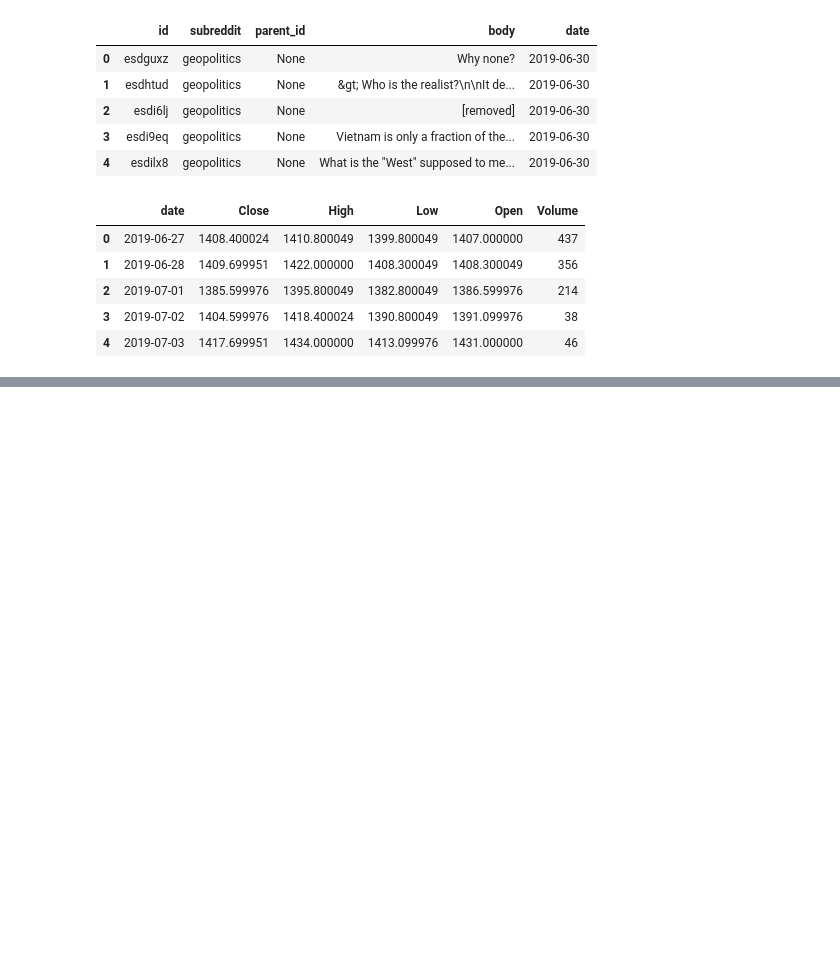
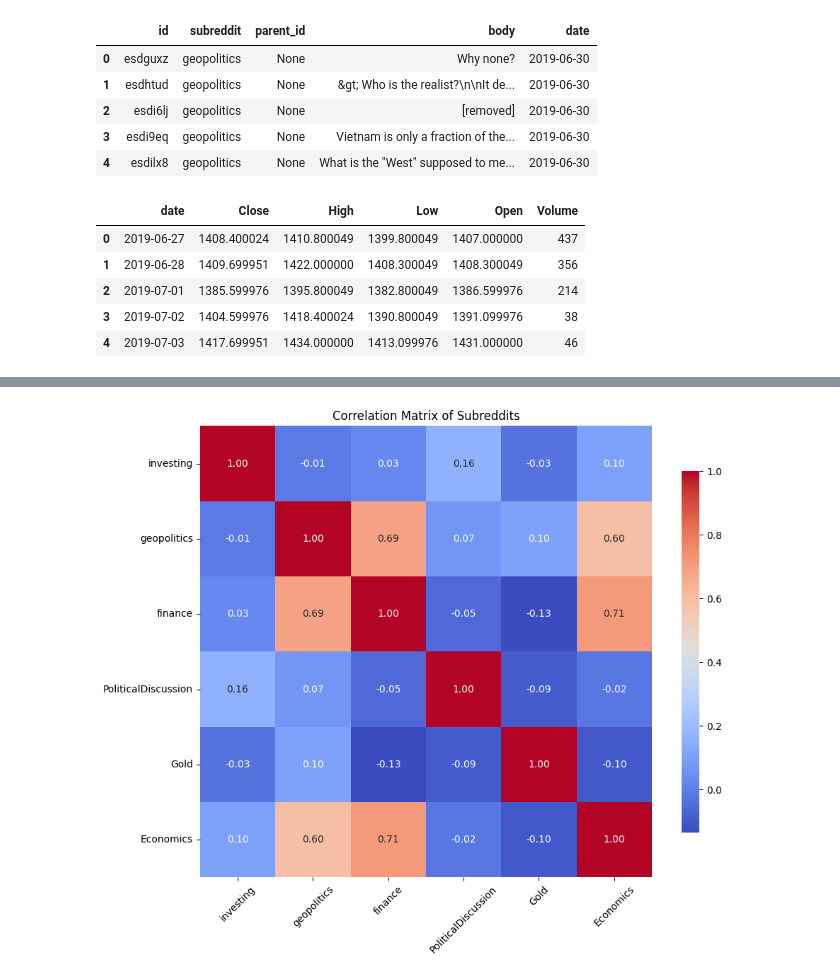
Before and after one commit to anshxl/golden-spikes, a Jupyter notebook: notebooks/eda.ipynb, the cells around one changed output, grey strips where cells are left out. Saved outputs shown, nothing was run; the diff lists cells and outputs as text; code cells hidden in the pictures; blank space fills up the shorter version.

```diff
--- a/notebooks/eda.ipynb
+++ b/notebooks/eda.ipynb
@@ -38,0 +242,17 @@ gold.head()
+# %%
+vol = pd.DataFrame({
+    sub: posts_df.loc[posts_df.subreddit==sub].groupby("date").size()
+    for sub in posts_df["subreddit"].unique()
+}).fillna(0)
+m = vol.corr()
+
+# Plotting the correlation matrix
+plt.figure(figsize=(10, 8))
+import seaborn as sns
+sns.heatmap(m, annot=True, fmt=".2f", cmap="coolwarm", square=True, cbar_kws={"shrink": .8})
+plt.title("Correlation Matrix of Subreddits")
+plt.xticks(rotation=45)
+plt.yticks(rotation=0)
+plt.tight_layout()
+# %% [output]
+[figure, added]
```
Also changed, not shown: parts of 16 cells of this notebook, 2 other files.
